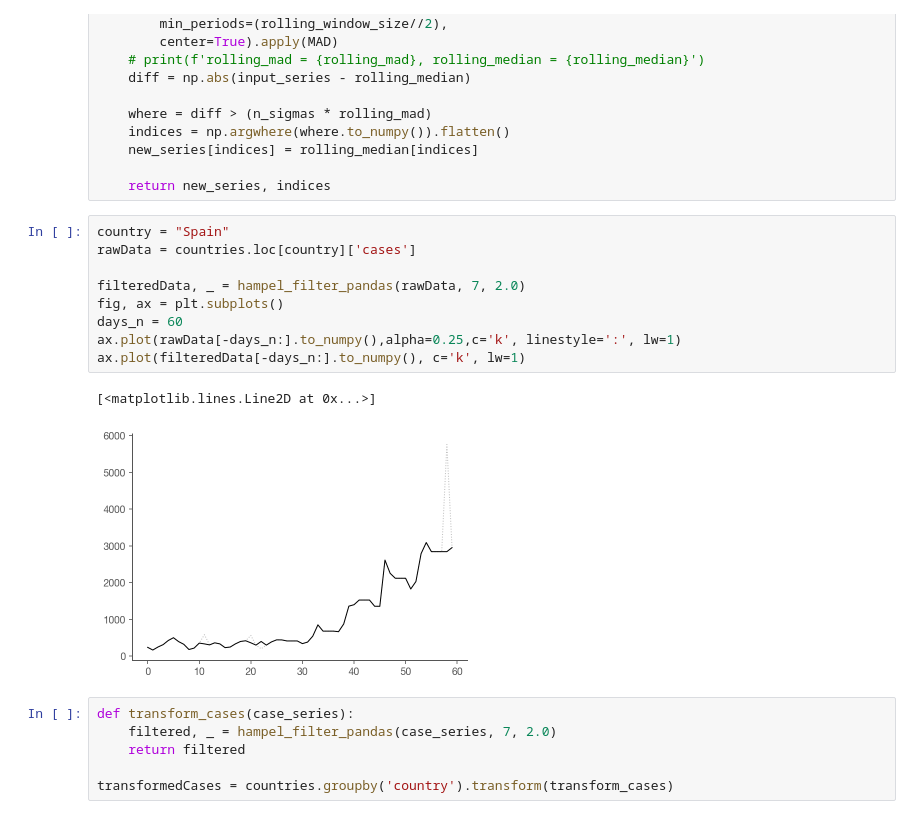
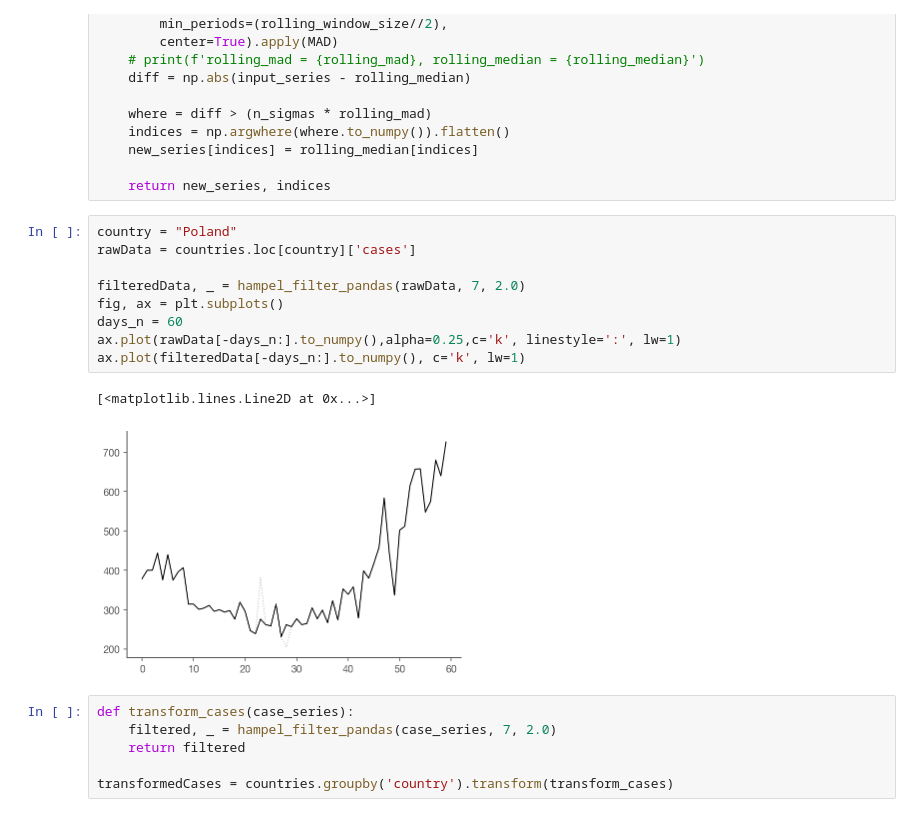
Before and after one commit to gkossakowski/covid-19, a Jupyter notebook: Realtime Rt mcmc.ipynb, the cells around one changed output. Drawn from its saved outputs; the diff is of its cells as text.

```diff
--- a/Realtime Rt mcmc.ipynb
+++ b/Realtime Rt mcmc.ipynb
@@ -201,17 +201,17 @@ def hampel_filter_pandas(input_series, window_size, n_sigmas=3.0):
 
     return new_series, indices
 # %%
-country = "Spain"
+country = "Poland"
 rawData = countries.loc[country]['cases']
 
 filteredData, _ = hampel_filter_pandas(rawData, 7, 2.0)
 fig, ax = plt.subplots()
 days_n = 60
 ax.plot(rawData[-days_n:].to_numpy(),alpha=0.25,c='k', linestyle=':', lw=1)
 ax.plot(filteredData[-days_n:].to_numpy(), c='k', lw=1)
 # %% [output]
 [<matplotlib.lines.Line2D at 0x...>]
-[figure, old version]
+[figure, new version]
 # %%
 def transform_cases(case_series):
     filtered, _ = hampel_filter_pandas(case_series, 7, 2.0)
```
Also changed, not shown: parts of 13 cells of this notebook, 2 other files.
